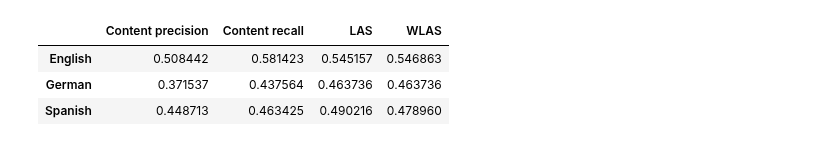
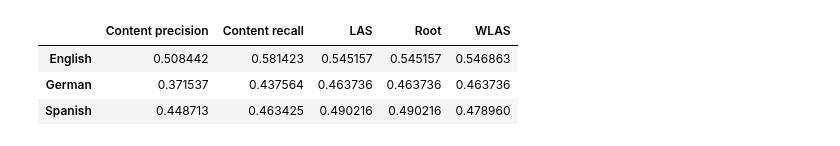
Before and after one commit to jimmycallin/udeval, a Jupyter notebook: notebooks/Human judgment correlation.ipynb, the cells around one changed output. Drawn from its saved outputs; the diff is of its cells as text; code cells hidden in the pictures.

```diff
--- a/notebooks/Human judgment correlation.ipynb
+++ b/notebooks/Human judgment correlation.ipynb
@@ -141,41 +141,68 @@ def labels_recall_per_tree(system_output_path,
             recall = system_correct / gold_count
         results.append(recall)
     return results
+
+def root_distance(tree, index):
+    if tree.heads[index-1] == 0:
+        return 1
+    else:
+        return 1 + root_distance(tree, tree.heads[index-1])
+
+def root_las(system_output_path, gold_path, include_punct=False):
+    if not include_punct:
+        puncts = set.union(udeval.is_only_punctuation(gold_path), {'punct'})
+    system = udtree.from_files(system_output_path)
+    gold = udtree.from_files(gold_path)
+    res = []
+    for system_tree, gold_tree in zip(system, gold):
+        correct, incorrect = 0, 0
+        (tree_correct,
+           tree_incorrect) = udeval.match_tree_attachments(system_tree, gold_tree, True,
+                                                  fine_grained_deprels=False,
+                                                          ignore_deprels=puncts)
+        for index, (_, _, _, gold_label) in enumerate(tree_correct, 1):
+            correct += 1 / root_distance(gold_tree, index)**2
+
+        for index, (_, _, _, gold_label) in enumerate(tree_incorrect, 1):
+            incorrect += 1 / root_distance(gold_tree, index)**2
+
+        if (correct + incorrect) == 0:
+            res.append(float("NaN"))
+        res.append(correct / (correct + incorrect))
+    return res
 # %%
 avg_weights = pd.Series.from_csv('../data/function_content_degree.wde.csv')
 #ind_weights = pd.DataFrame.from_csv('../data/function_content_degree.individual_languages.wde.csv')
 langs = [('en', 'English'), ('es', 'Spanish'), ('de', 'German')]
 annotators = {}
 for langcode, lang in langs:
     annotators[lang] = pd.Series.from_csv('../resources/plank_conll2015/datapackage/{}/prediction'.format(langcode), header=None, index_col=None).map({'blue': 0, 'red': 1})
 
 las = lambda system, gold: attachment_score_per_tree(system, gold)
 avg_wlas = lambda system, gold: weighted_las(system, gold, weights=avg_weights)
 #ind_wlas = lambda system, gold, lang: weighted_las(system, gold, weights=ind_weights[lang])
 content_precision = lambda system, gold: labels_precision_per_tree(system, gold, labels=dependency_classes.content_dependents)
 content_recall = lambda system, gold: labels_recall_per_tree(system, gold, labels=dependency_classes.content_dependents)
-metrics = [('LAS', las), ('WLAS', avg_wlas), ('Content precision', content_precision), ('Content recall', content_recall)]
+metrics = [('Root', root_las), ('LAS', las), ('WLAS', avg_wlas), ('Content precision', content_precision), ('Content recall', content_recall)]
 
 corrs = defaultdict(dict)
 for langcode, lang in langs:
     for mname, metric in metrics:
-#        if metric == ind_wlas:
-#            metric = lambda system, gold: ind_wlas(system, gold, lang)
         gold = '../resources/plank_conll2015/datapackage/{}/gold.conll'.format(langcode)
         parser1 = metric('../resources/plank_conll2015/datapackage/{}/parser1.conll'.format(langcode), gold)
         parser2 = metric('../resources/plank_conll2015/datapackage/{}/parser2.conll'.format(langcode), gold)
         diffs = pd.DataFrame({"Parser 1": parser1, "Parser 2": parser2})
         diffs = (diffs['Parser 2'].subtract(diffs['Parser 1'])).map(lambda x: 0 if x < 0 else 1)
         diffs = pd.concat([diffs, annotators[lang]], axis=1)
         corrs[mname][lang] = diffs.corr('pearson').ix[0,1]
 
 
 
 corrs = pd.DataFrame(corrs)
-corrs.to_csv('../data/human_judgment_corr.csv')
+#corrs.to_csv('../data/human_judgment_corr.csv')
 corrs
 # %% [output]
-|  | Content precision | Content recall | LAS | WLAS |
-| English | 0.508442 | 0.581423 | 0.545157 | 0.546863 |
-| German | 0.371537 | 0.437564 | 0.463736 | 0.463736 |
-| Spanish | 0.448713 | 0.463425 | 0.490216 | 0.478960 |
+|  | Content precision | Content recall | LAS | Root | WLAS |
+| English | 0.508442 | 0.581423 | 0.545157 | 0.545157 | 0.546863 |
+| German | 0.371537 | 0.437564 | 0.463736 | 0.463736 | 0.463736 |
+| Spanish | 0.448713 | 0.463425 | 0.490216 | 0.490216 | 0.478960 |
```
Also changed, not shown: parts of 3 cells of this notebook, 5 other files.
